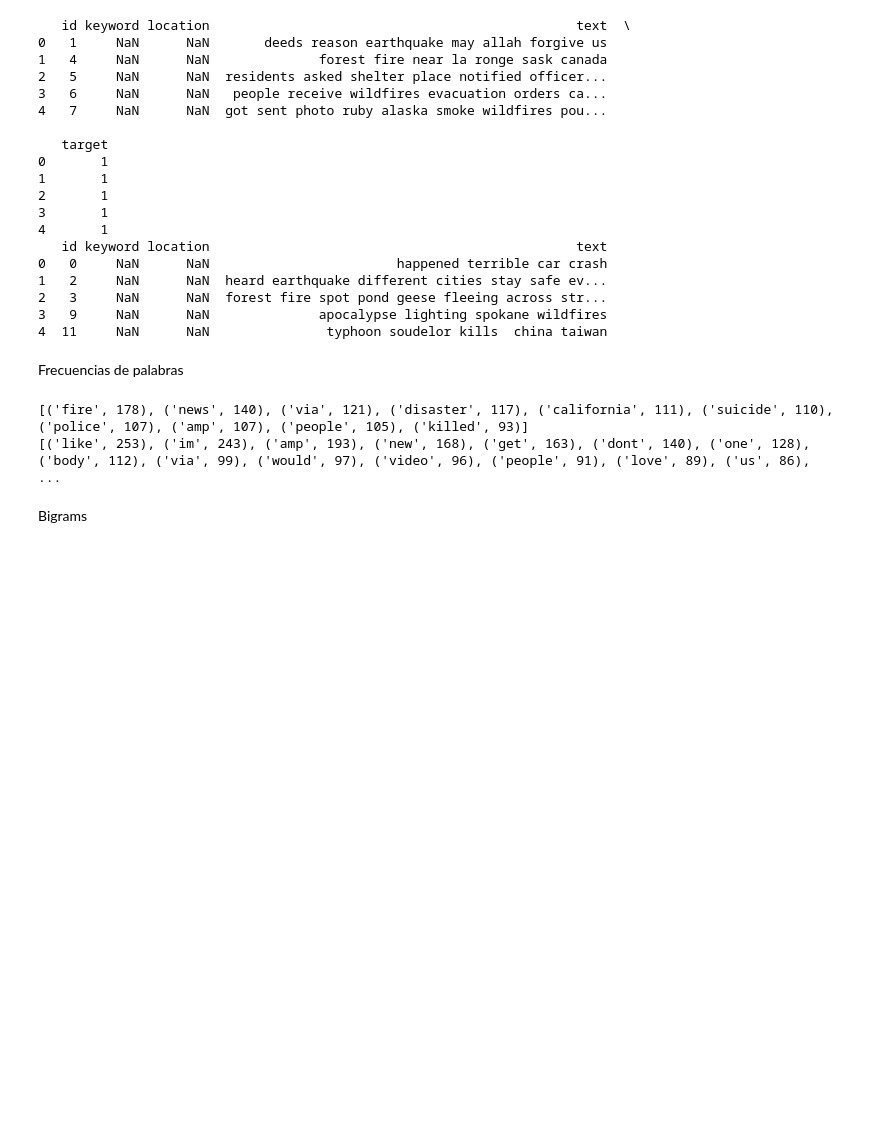
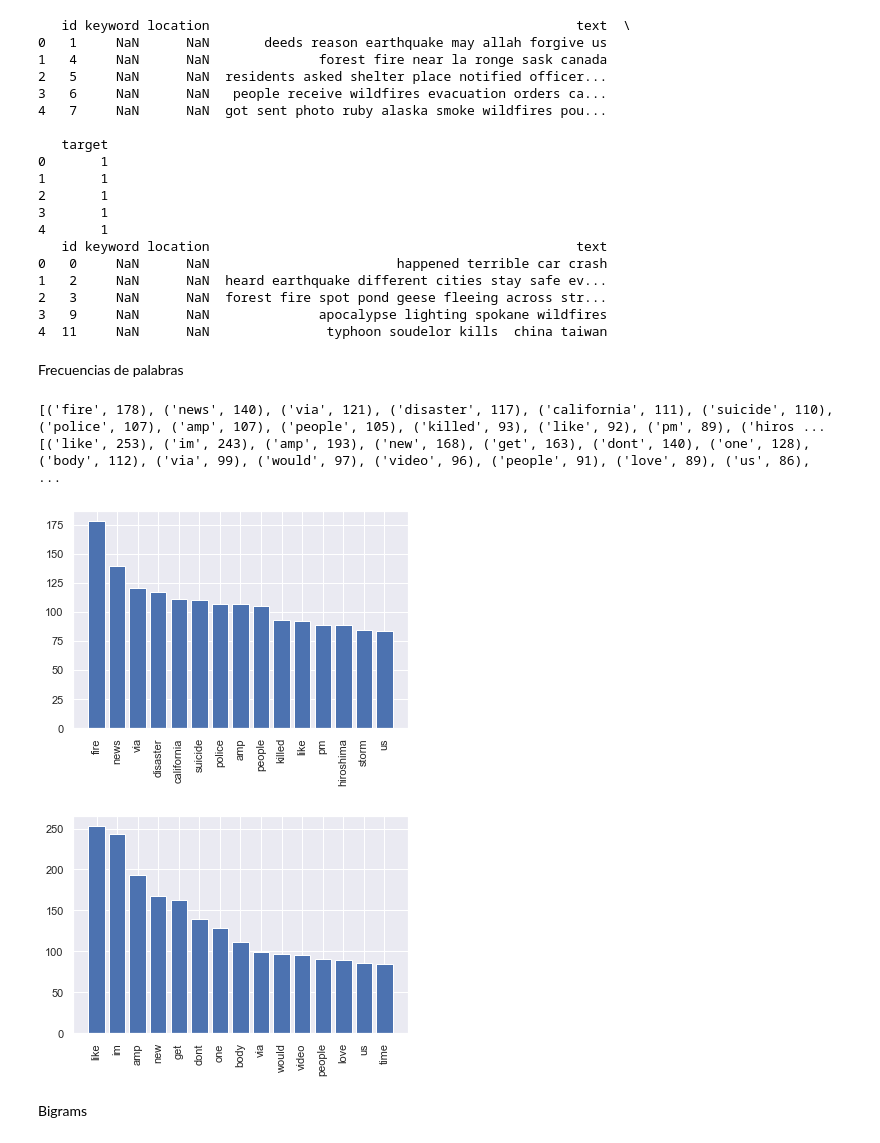
Before and after one commit to bryannalfaro/DS-Lab5, a Jupyter notebook: main.ipynb, the cells around one changed output. Saved outputs shown, nothing was run; the diff lists cells and outputs as text; code cells hidden in the pictures; blank space fills up the shorter version.

Commit message:
Profile report and graphs of frequencies

```diff
--- a/main.ipynb
+++ b/main.ipynb
@@ -252,36 +254,56 @@ print(data_test.head())
 Frecuencias de palabras
 # %%
 from collections import Counter
+import matplotlib.pyplot as plt
+
 
 positive_disaster = dataframe[dataframe['target'] == 1]
 positive_disaster.index = range(len(positive_disaster))
 negative_disaster = dataframe[dataframe['target'] == 0]
 negative_disaster.index = range(len(negative_disaster))
 
 #Conteo de palabras en tweets positivos
 positive_disaster_words = []
 
 for i in range(len(positive_disaster)):
     text = positive_disaster['text'][i].split()
     for word in text:
         positive_disaster_words.append(word)
 
 positive_disaster_words_count = Counter(positive_disaster_words)
-print(positive_disaster_words_count.most_common(10))
+positive_words = positive_disaster_words_count #Para analisis exploratorio
+print(positive_disaster_words_count.most_common(15))
 
 #Conteo de palabras en tweets negativos
 negative_disaster_words = []
 
 for i in range(len(negative_disaster)):
     text = negative_disaster['text'][i].split()
     for word in text:
         negative_disaster_words.append(word)
 
 negative_disaster_words_count = Counter(negative_disaster_words)
+negative_words = negative_disaster_words_count #Para analisis exploratorio
 print(negative_disaster_words_count.most_common(15))
+
+#make histogram of positive disaster words
+positive_disaster_words_count = positive_disaster_words_count.most_common(15)
+positive_disaster_words_count = dict(positive_disaster_words_count)
+plt.bar(positive_disaster_words_count.keys(), positive_disaster_words_count.values())
+plt.xticks(rotation=90)
+plt.show()
+
+#Make histogram of negative disaster words
+negative_disaster_words_count = negative_disaster_words_count.most_common(15)
+negative_disaster_words_count = dict(negative_disaster_words_count)
+plt.bar(negative_disaster_words_count.keys(), negative_disaster_words_count.values())
+plt.xticks(rotation=90)
+plt.show()
 # %% [output]
-[('fire', 178), ('news', 140), ('via', 121), ('disaster', 117), ('california', 111), ('suicide', 110), ('police', 107), ('amp', 107), ('people', 105), ('killed', 93)]
+[('fire', 178), ('news', 140), ('via', 121), ('disaster', 117), ('california', 111), ('suicide', 110), ('police', 107), ('amp', 107), ('people', 105), ('killed', 93), ('like', 92), ('pm', 89), ('hiros ...
 [('like', 253), ('im', 243), ('amp', 193), ('new', 168), ('get', 163), ('dont', 140), ('one', 128), ('body', 112), ('via', 99), ('would', 97), ('video', 96), ('people', 91), ('love', 89), ('us', 86),  ...
+[figure, added]
+[figure, added]
 # %% [markdown]
 Bigrams
 # %%
```
Also changed, not shown: parts of 5 cells of this notebook.
